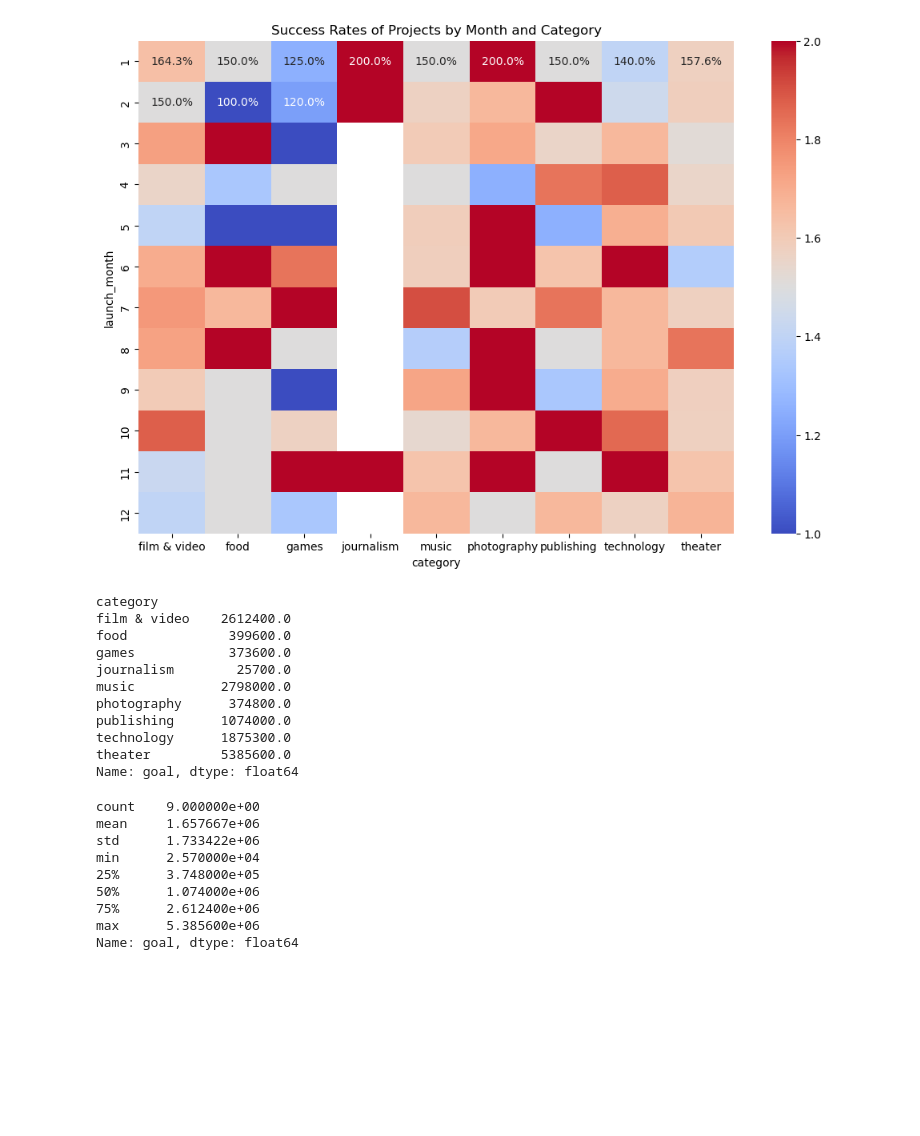
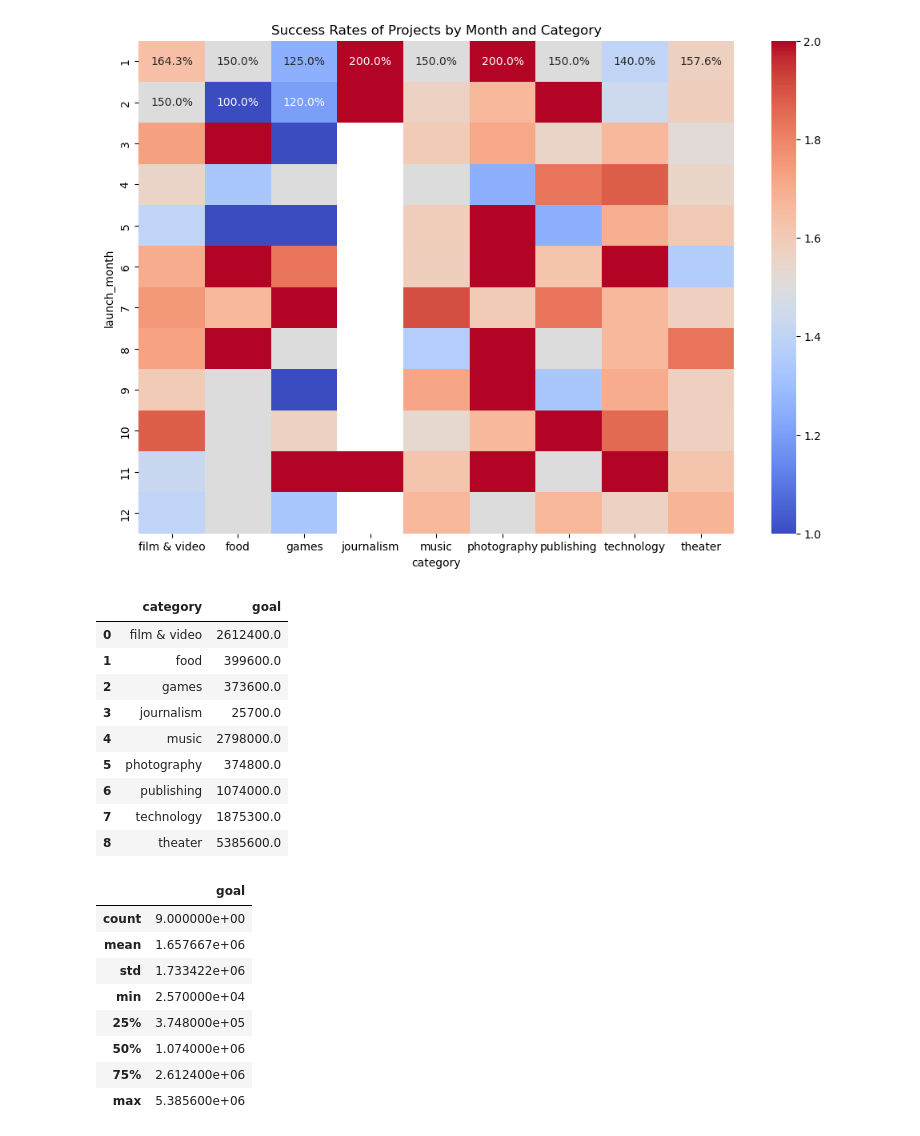
Before and after one commit to musicmaj/Crowdfunding_ETL, a Jupyter notebook: Crowdfunding_ETL/01-Ins_ETL_Mini_Project/Starter_Files/project2_krivers_apatil_analysis.ipynb, the cells around one changed output. Cells and saved outputs as stored; diff of their text form; code cells hidden in the pictures; blank space fills up the shorter version.

```diff
--- a/Crowdfunding_ETL/01-Ins_ETL_Mini_Project/Starter_Files/project2_krivers_apatil_analysis.ipynb
+++ b/Crowdfunding_ETL/01-Ins_ETL_Mini_Project/Starter_Files/project2_krivers_apatil_analysis.ipynb
@@ -325,32 +325,31 @@ plt.show()
 # %% [output]
 [figure]
 # %%
-staff = vis1_df.groupby(["category"])["goal"].sum()
+staff = vis1_df.groupby(["category"])["goal"].sum().reset_index()
 staff
 # %% [output]
-category
-film & video    2612400.0
-food             399600.0
-games            373600.0
-journalism        25700.0
-music           2798000.0
-photography      374800.0
-publishing      1074000.0
-technology      1875300.0
-theater         5385600.0
-Name: goal, dtype: float64
+|  | category | goal |
+| 0 | film & video | 2612400.0 |
+| 1 | food | 399600.0 |
+| 2 | games | 373600.0 |
+| 3 | journalism | 25700.0 |
+| 4 | music | 2798000.0 |
+| 5 | photography | 374800.0 |
+| 6 | publishing | 1074000.0 |
+| 7 | technology | 1875300.0 |
+| 8 | theater | 5385600.0 |
 # %%
 staff.describe()
 # %% [output]
-count    9.000000e+00
-mean     1.657667e+06
-std      1.733422e+06
-min      2.570000e+04
-25%      3.748000e+05
-50%      1.074000e+06
-75%      2.612400e+06
-max      5.385600e+06
-Name: goal, dtype: float64
+|  | goal |
+| count | 9.000000e+00 |
+| mean | 1.657667e+06 |
+| std | 1.733422e+06 |
+| min | 2.570000e+04 |
+| 25% | 3.748000e+05 |
+| 50% | 1.074000e+06 |
+| 75% | 2.612400e+06 |
+| max | 5.385600e+06 |
 # %%
 # Step 1: get the data
 x = staff["goal"]
```
Also changed, not shown: parts of 8 cells of this notebook, 3 other files.
